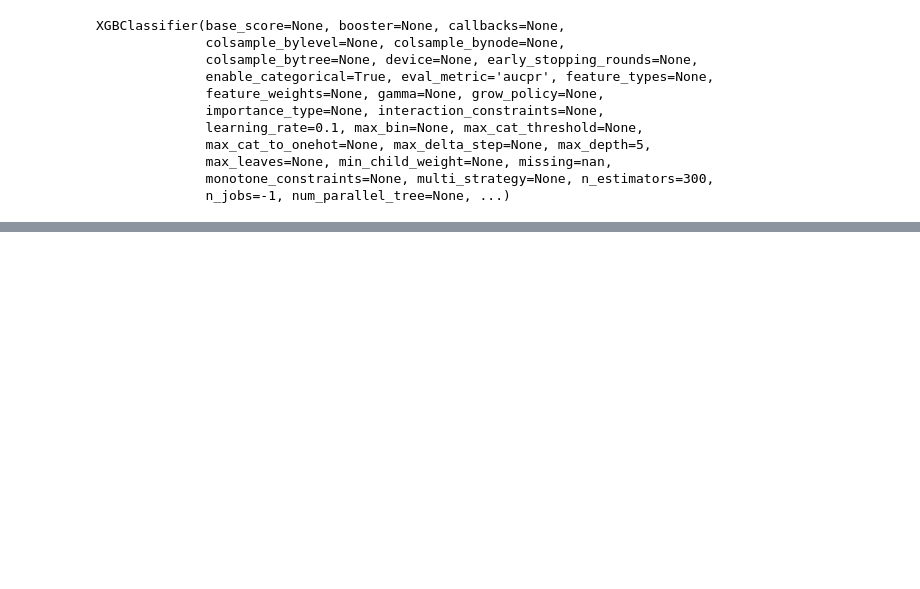
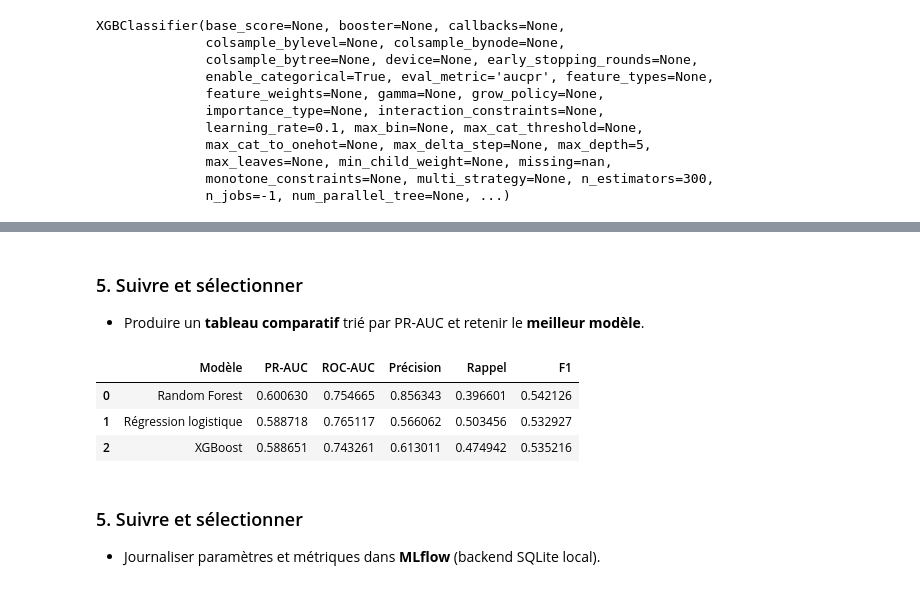
Before and after one commit to kenji21/indusense_tp, a Jupyter notebook: 01_maintenance_ml.ipynb, the cells around one changed output, grey strips where cells are left out. Drawn from its saved outputs; the diff is of its cells as text; code cells hidden in the pictures; blank space fills up the shorter version.

Commit message:
Ajout de mlflow

```diff
--- a/01_maintenance_ml.ipynb
+++ b/01_maintenance_ml.ipynb
@@ -280,0 +365,35 @@ XGBClassifier(base_score=None, booster=None, callbacks=None,
+# %% [markdown]
+### 5. Suivre et sélectionner
+- Produire un **tableau comparatif** trié par PR-AUC et retenir le **meilleur modèle**.
+# %%
+from sklearn.metrics import (
+    average_precision_score,
+    f1_score,
+    precision_score,
+    recall_score,
+    roc_auc_score,
+)
+
+rows = []
+for name, model in models.items():
+    proba = model.predict_proba(X_val[feature_cols])[:, 1]
+    pred = model.predict(X_val[feature_cols])
+    rows.append({
+        'Modèle': name,
+        'PR-AUC': average_precision_score(y_val, proba),
+        'ROC-AUC': roc_auc_score(y_val, proba),
+        'Précision': precision_score(y_val, pred),
+        'Rappel': recall_score(y_val, pred),
+        'F1': f1_score(y_val, pred),
+    })
+
+comparison = pd.DataFrame(rows).sort_values('PR-AUC', ascending=False).reset_index(drop=True)
+comparison
+# %% [output]
+|  | Modèle | PR-AUC | ROC-AUC | Précision | Rappel | F1 |
+| 0 | Random Forest | 0.600630 | 0.754665 | 0.856343 | 0.396601 | 0.542126 |
+| 1 | Régression logistique | 0.588718 | 0.765117 | 0.566062 | 0.503456 | 0.532927 |
+| 2 | XGBoost | 0.588651 | 0.743261 | 0.613011 | 0.474942 | 0.535216 |
+# %% [markdown]
+### 5. Suivre et sélectionner
+- Journaliser paramètres et métriques dans **MLflow** (backend SQLite local).
```
Also changed, not shown: parts of 5 cells of this notebook, 2 other files.
